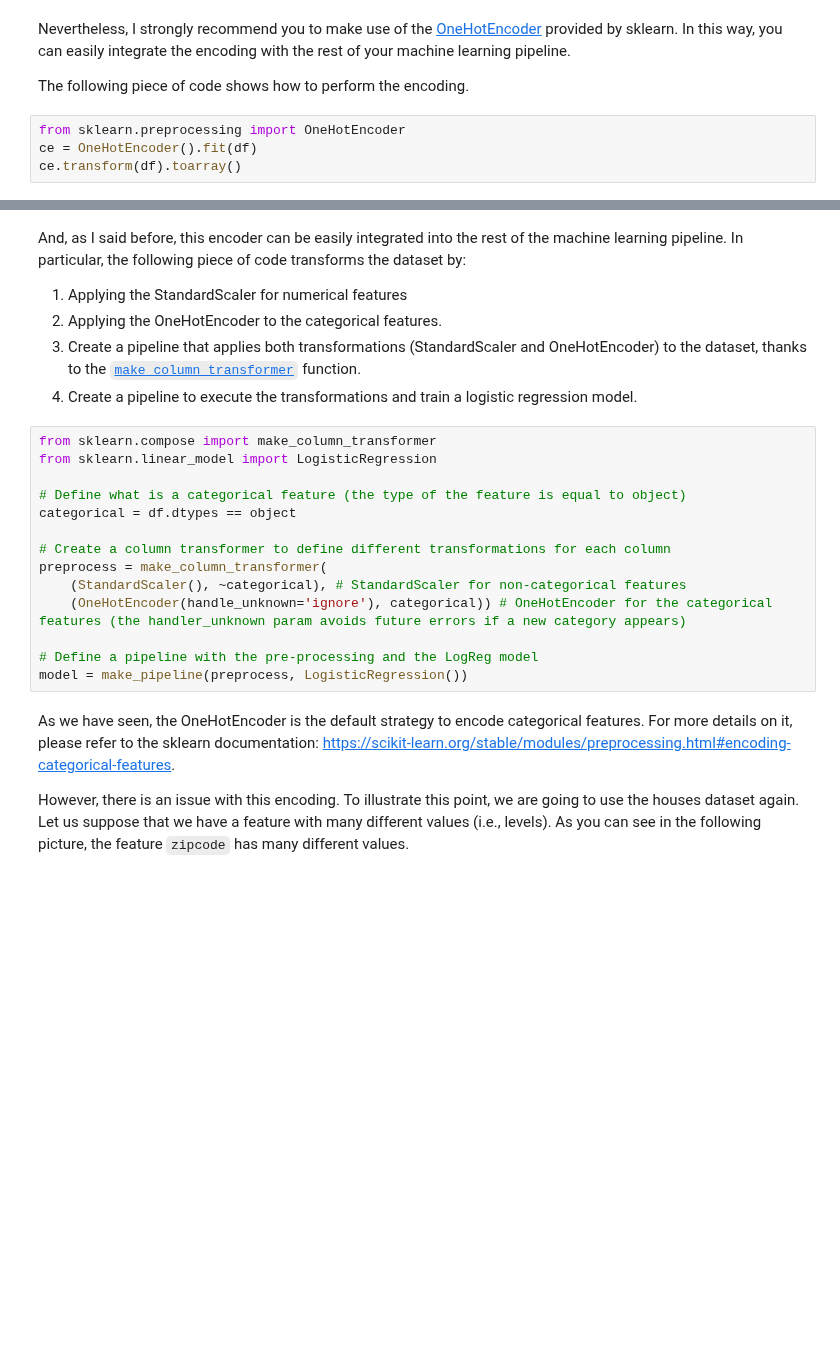
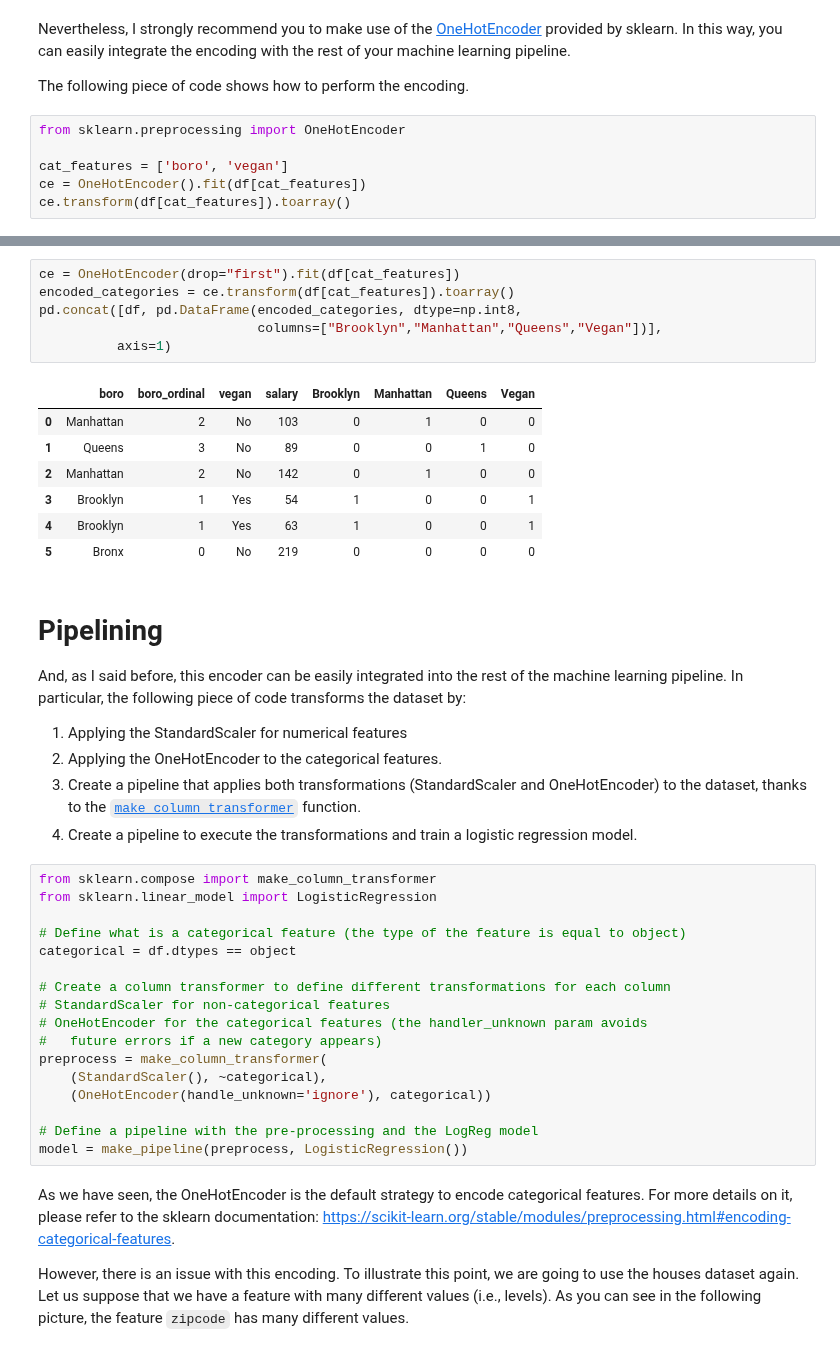
Before and after one commit to renero/class_notebooks, a Jupyter notebook: Data Cleaning.ipynb, the cells around one changed output, grey strips where cells are left out. Drawn from its saved outputs; the diff is of its cells as text; blank space fills up the shorter version.

```diff
--- a/Data Cleaning.ipynb
+++ b/Data Cleaning.ipynb
@@ -347,6 +338,8 @@ Nevertheless, I strongly recommend you to make use of the [OneHotEncoder](https:
 The following piece of code shows how to perform the encoding.
 # %%
 from sklearn.preprocessing import OneHotEncoder
-ce = OneHotEncoder().fit(df)
-ce.transform(df).toarray()
+
+cat_features = ['boro', 'vegan']
+ce = OneHotEncoder().fit(df[cat_features])
+ce.transform(df[cat_features]).toarray()
 # %% [output]
@@ -359,4 +360,20 @@ array([[0., 0., 1., 0., 0., 0., 1., 0., 1., 0., 0., 0., 0., 1., 0., 0.],
+# %%
+ce = OneHotEncoder(drop="first").fit(df[cat_features])
+encoded_categories = ce.transform(df[cat_features]).toarray()
+pd.concat([df, pd.DataFrame(encoded_categories, dtype=np.int8,
+                            columns=["Brooklyn","Manhattan","Queens","Vegan"])],
+          axis=1)
+# %% [output]
+|  | boro | boro_ordinal | vegan | salary | Brooklyn | Manhattan | Queens | Vegan |
+| 0 | Manhattan | 2 | No | 103 | 0 | 1 | 0 | 0 |
+| 1 | Queens | 3 | No | 89 | 0 | 0 | 1 | 0 |
+| 2 | Manhattan | 2 | No | 142 | 0 | 1 | 0 | 0 |
+| 3 | Brooklyn | 1 | Yes | 54 | 1 | 0 | 0 | 1 |
+| 4 | Brooklyn | 1 | Yes | 63 | 1 | 0 | 0 | 1 |
+| 5 | Bronx | 0 | No | 219 | 0 | 0 | 0 | 0 |
 # %% [markdown]
+# Pipelining
+
 And, as I said before, this encoder can be easily integrated into the rest of the machine learning pipeline. In particular, the following piece of code transforms the dataset by:
 1. Applying the StandardScaler for numerical features
 2. Applying the OneHotEncoder to the categorical features.
@@ -370,9 +387,12 @@ from sklearn.linear_model import LogisticRegression
 categorical = df.dtypes == object
 
 # Create a column transformer to define different transformations for each column
+# StandardScaler for non-categorical features
+# OneHotEncoder for the categorical features (the handler_unknown param avoids
+#   future errors if a new category appears)
 preprocess = make_column_transformer(
-    (StandardScaler(), ~categorical), # StandardScaler for non-categorical features
-    (OneHotEncoder(handle_unknown='ignore'), categorical)) # OneHotEncoder for the categorical features (the handler_unknown param avoids future errors if a new category appears)
+    (StandardScaler(), ~categorical),
+    (OneHotEncoder(handle_unknown='ignore'), categorical))
 
 # Define a pipeline with the pre-processing and the LogReg model
 model = make_pipeline(preprocess, LogisticRegression())
```
Also changed, not shown: parts of 22 cells of this notebook, 1 other file.
